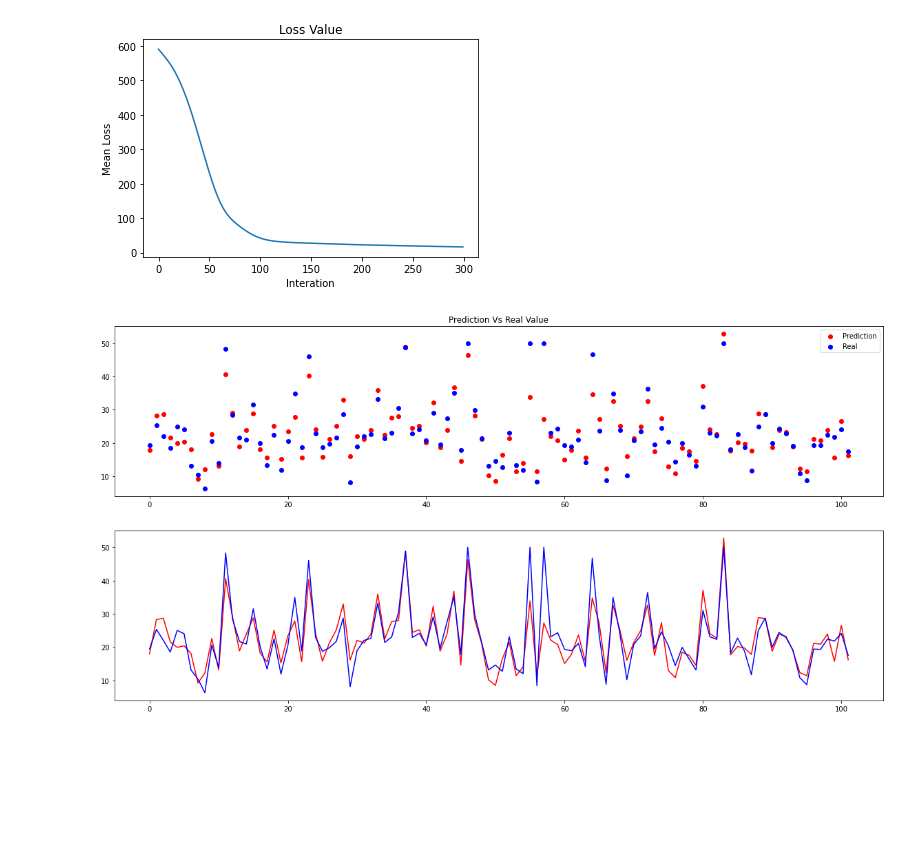
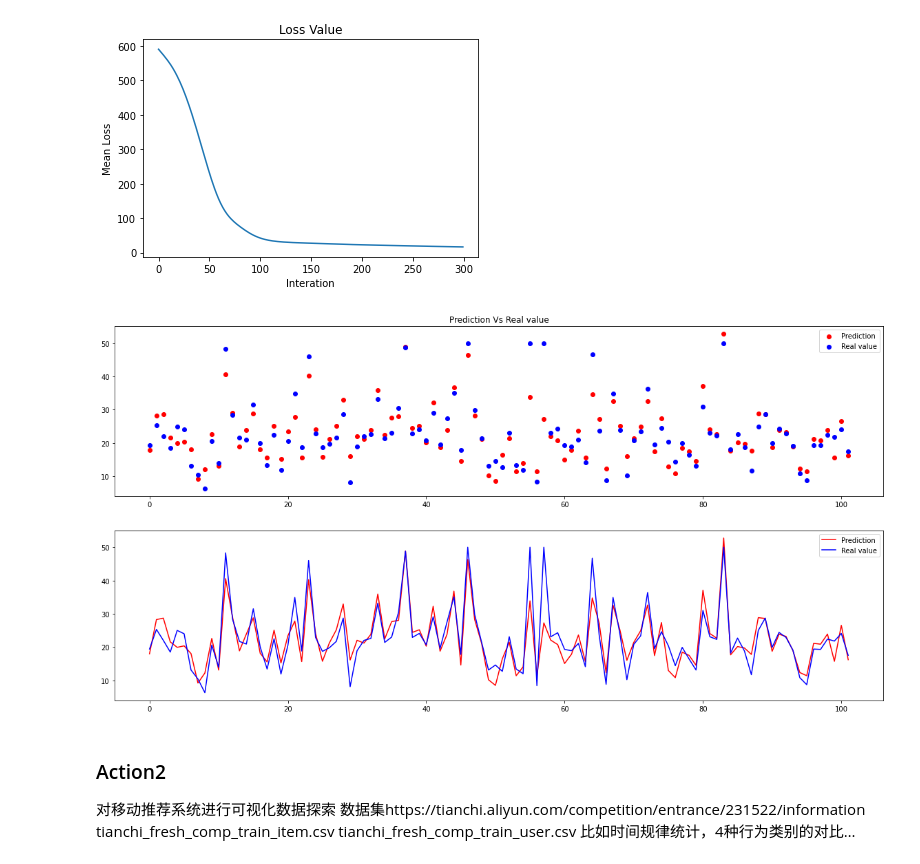
Before and after one commit to ruizhuwu/BI, a Jupyter notebook: week7/homework1.ipynb, the cells around one changed output. Cells and saved outputs as stored; diff of their text form; code cells hidden in the pictures; blank space fills up the shorter version.

```diff
--- a/week7/homework1.ipynb
+++ b/week7/homework1.ipynb
@@ -119,19 +119,27 @@ plt.show()
 # %%
 # 比对预测值与实际值
 x = np.arange(test_X.shape[0])
 y_1 = np.array(pred)
 y_2 = test_y
 # 散点图
 fig = plt.figure(figsize=(20,10))
 scatters = plt.subplot(211)
 s_1 = plt.scatter(x, y_1, c='red')
 s_2 = plt.scatter(x, y_2, c='blue')
-plt.legend([s_1,s_2],['Prediction','Real'])
-plt.title('Prediction Vs Real Value')
+plt.legend(['Prediction','Real value'])
+plt.title('Prediction Vs Real value')
 # 折线图
 lines = plt.subplot(212)
 l_1 = plt.plot(x, y_1, c='red')
 l_2 = plt.plot(x, y_2, c='blue')
+plt.legend(['Prediction','Real value'])
 plt.show()
 # %% [output]
-[figure, old version]
+[figure, new version]
+# %% [markdown]
+### Action2
+对移动推荐系统进行可视化数据探索
+数据集https://tianchi.aliyun.com/competition/entrance/231522/information
+tianchi_fresh_comp_train_item.csv
+tianchi_fresh_comp_train_user.csv
+比如时间规律统计，4种行为类别的对比…
```
Also changed, not shown: parts of 16 cells of this notebook.
